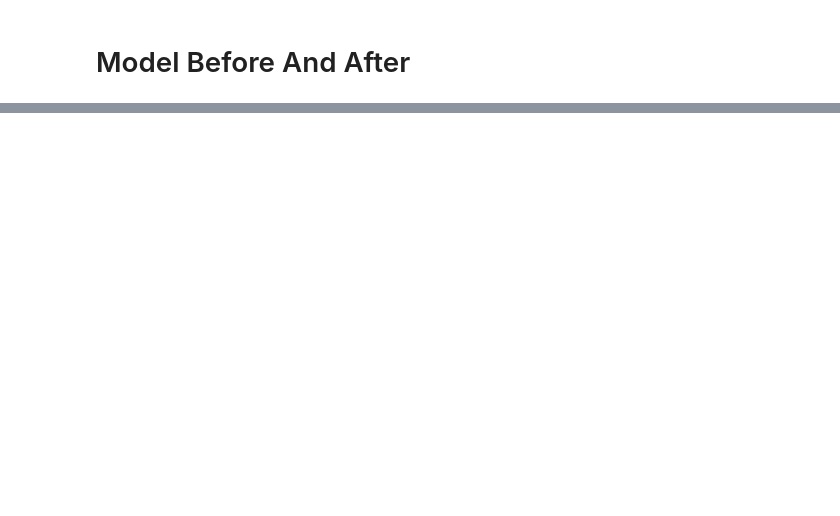
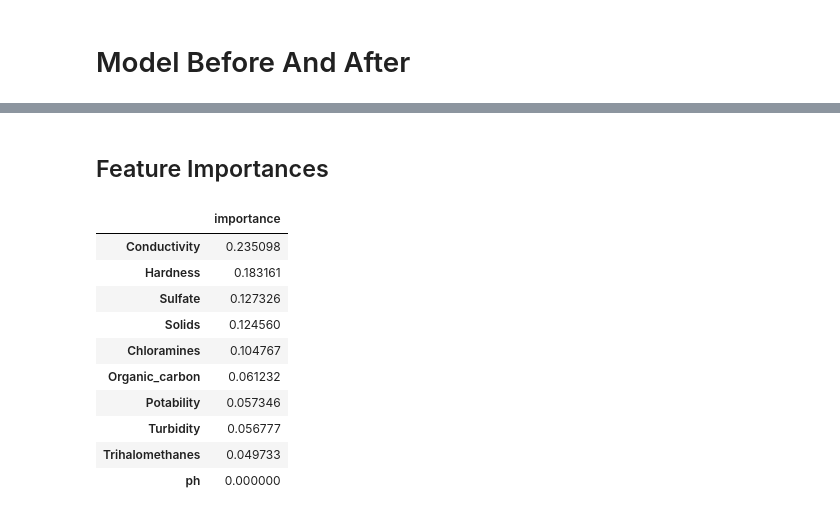
Before and after one commit to abiyadi0908/abiyadi09, a Jupyter notebook: Water Quality Exercise.ipynb, the cells around one changed output, grey strips where cells are left out. Saved outputs shown, nothing was run; the diff lists cells and outputs as text; code cells hidden in the pictures; blank space fills up the shorter version.

```diff
--- a/Water Quality Exercise.ipynb
+++ b/Water Quality Exercise.ipynb
@@ -439,0 +448,21 @@ Accuracy score = 0.6678876678876678
+# %% [markdown]
+## Feature Importances
+# %%
+df_feature = pd.DataFrame({
+    'importance':rf2.feature_importances_},
+    index = ['ph','Hardness','Solids','Chloramines','Sulfate','Conductivity','Organic_carbon','Trihalomethanes',
+    'Turbidity','Potability']
+).sort_values('importance', ascending =False) #[:14].plot(kind ='barh')
+df_feature
+# %% [output]
+|  | importance |
+| Conductivity | 0.235098 |
+| Hardness | 0.183161 |
+| Sulfate | 0.127326 |
+| Solids | 0.124560 |
+| Chloramines | 0.104767 |
+| Organic_carbon | 0.061232 |
+| Potability | 0.057346 |
+| Turbidity | 0.056777 |
+| Trihalomethanes | 0.049733 |
+| ph | 0.000000 |
```
Also changed, not shown: parts of 24 cells of this notebook.
